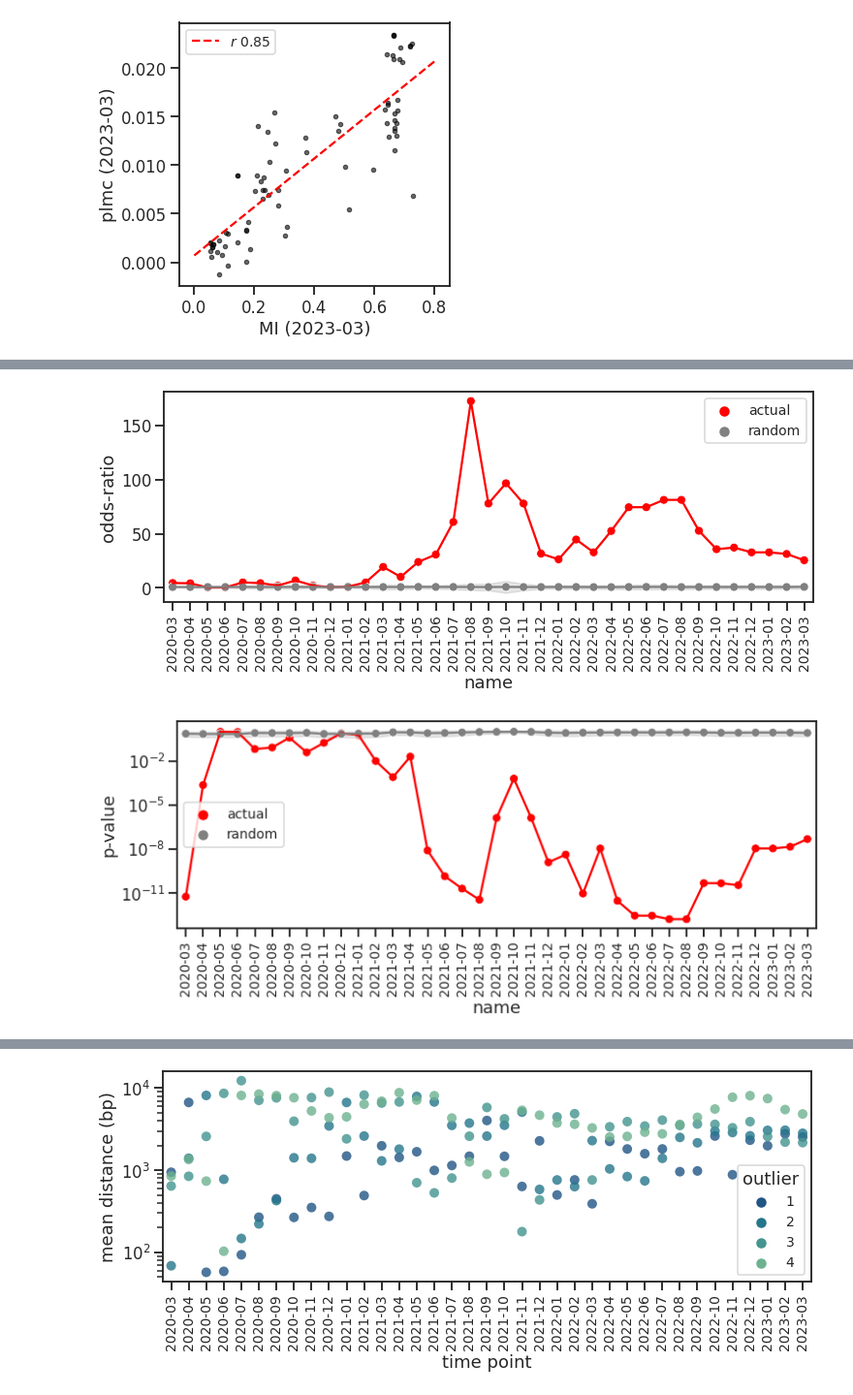
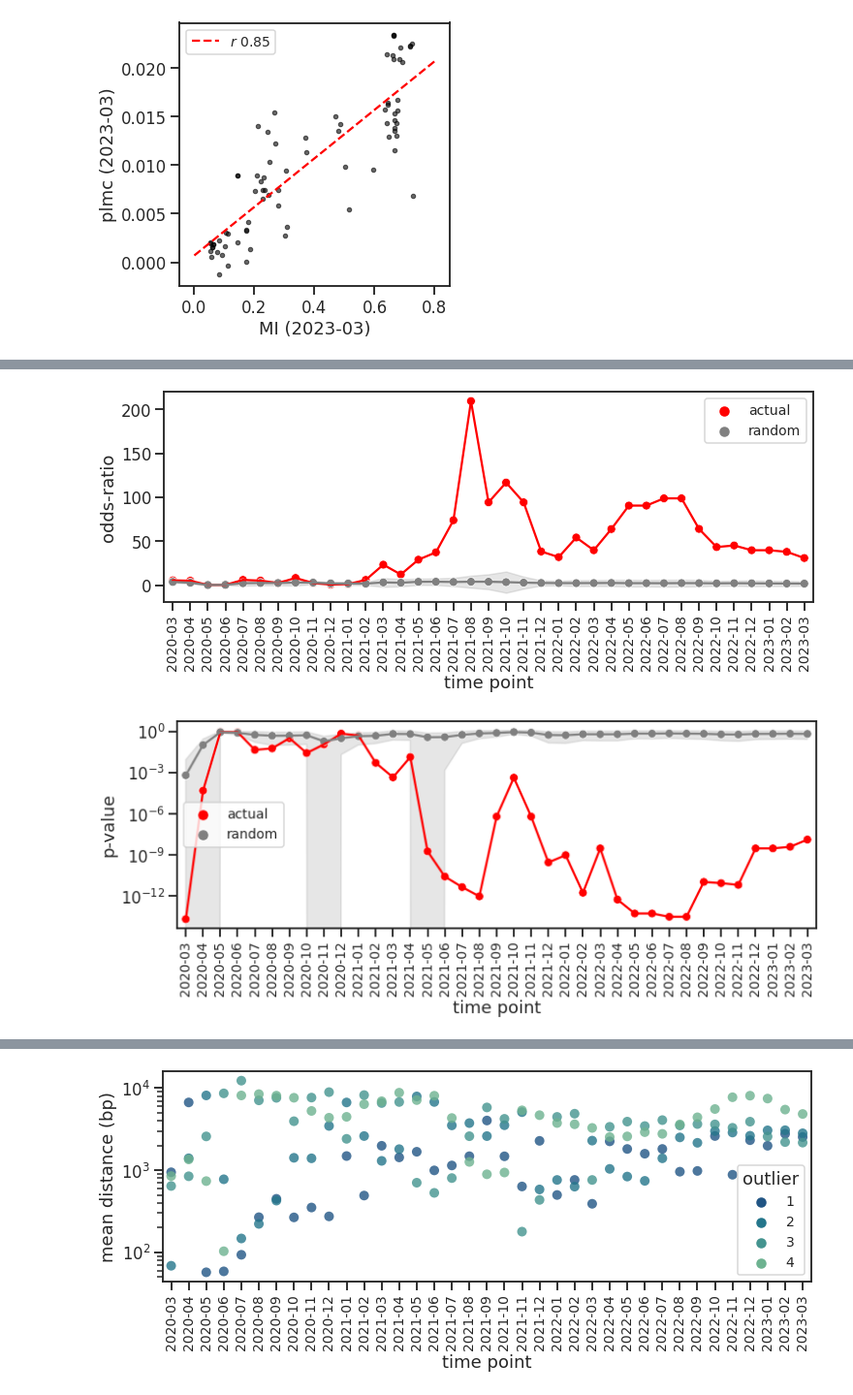
Before and after one commit to microbial-pangenomes-lab/2022_sarscov2_epistasis, a Jupyter notebook: notebooks/figure_3.ipynb, the cells around one changed output, grey strips where cells are left out. Shown at 97% size. Drawn from its saved outputs; the diff is of its cells as text; code cells hidden in the pictures.

```diff
--- a/notebooks/figure_3.ipynb
+++ b/notebooks/figure_3.ipynb
@@ -89,11 +95,17 @@ no_time = read_mi(f'../out/time-subsets-notime/2023-03/mi_annotated.tsv.gz',
                   date=True)
 # %%
 df = []
-for name in os.listdir('../out/time-filtered-subsets/'):
+d_mutated = {}
+all_mutated = set()
+for name in sorted(os.listdir('../out/time-filtered-subsets/')):
     try:
         df.append(read_mi(f'../out/time-filtered-subsets/{name}/mi_annotated.tsv.gz',
                           name,
                           date=True))
+        mutated = get_rbd_mutated('../out/time-filtered-lineages/',
+                                  names=[name,])
+        d_mutated[name] = mutated.union(all_mutated)
+        all_mutated = mutated.union(all_mutated)
     except FileNotFoundError:
         pass
 df = pd.concat(df)
@@ -270,7 +282,7 @@ for name in sorted(df['name'].unique()):
 
     s = df[df['name'] == name]
 
-    o = enrichment(s)
+    o = enrichment(s, d_mutated[name])
 
     print(name)
 
@@ -315,34 +327,35 @@ sns.lineplot(data=r,
              x='name',
              y='odds-ratio',
              hue='set',
              errorbar='sd',
              ax=ax,
              legend=False,
              palette=['r', 'grey'])
 sns.scatterplot(data=r.groupby(['name', 'set'])[['odds-ratio']].mean().reset_index(),
                 x='name',
                 y='odds-ratio',
                 hue='set',
                 ax=ax,
                 palette=['r', 'grey'])
 
 plt.legend(facecolor='w', fontsize=14)
 
 plt.xticks(rotation=90,
            fontsize=14)
+plt.xlabel('time point')
 
 plt.xlim(-0.5, r['name'].unique().shape[0] - 0.5)
 
 plt.savefig('time_4.png',
             dpi=300,
             bbox_inches='tight',
             transparent=True)
 plt.savefig('time_4.svg',
             dpi=300,
             bbox_inches='tight',
             transparent=True);
 # %% [output]
-[figure, old version]
+[figure, new version]
 # %%
 fig, ax = plt.subplots(figsize=(12, 4))
 
@@ -367,6 +380,7 @@ plt.xticks(rotation=90,
 plt.xlim(-0.5, r['name'].unique().shape[0] - 0.5)
 
 plt.yscale('log')
+plt.xlabel('time point')
 
 plt.legend(facecolor='w', fontsize=14)
 
@@ -379,4 +393,4 @@ plt.savefig('time_5.svg',
             bbox_inches='tight',
             transparent=True);
 # %% [output]
-[figure, old version]
+[figure, new version]
```
Also changed, not shown: parts of 17 cells of this notebook, 6 other files.
